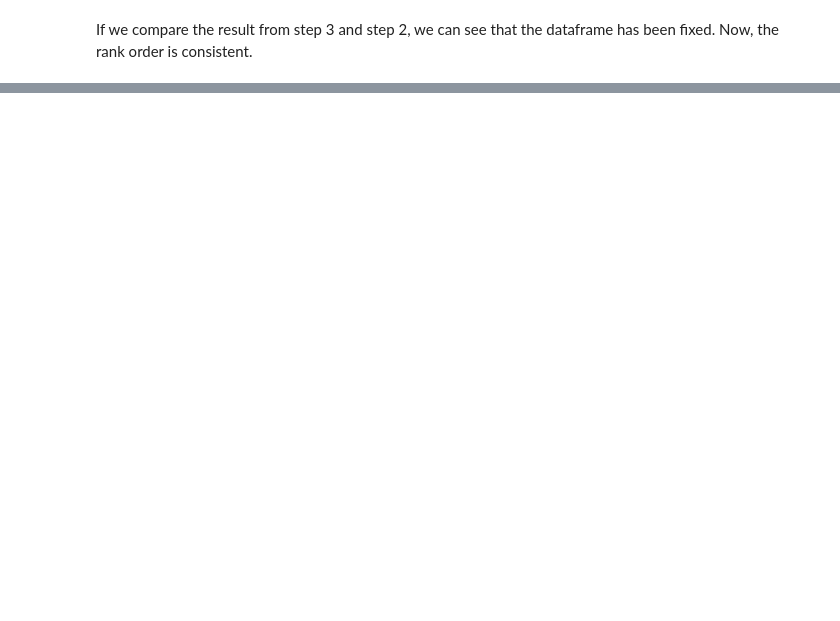
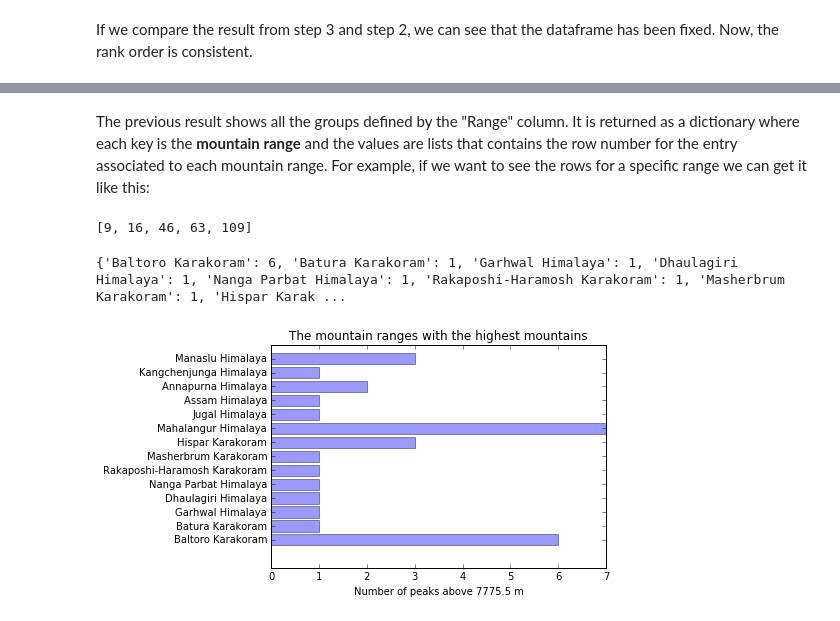
Before and after one commit to jugc/data_sci_learning_club, a Jupyter notebook: 02/activity-02.ipynb, the cells around one changed output, grey strips where cells are left out. Drawn from its saved outputs; the diff is of its cells as text; code cells hidden in the pictures; blank space fills up the shorter version.

```diff
--- a/02/activity-02.ipynb
+++ b/02/activity-02.ipynb
@@ -129,0 +136,9 @@ One way to find out is to slice the data per range and find the lowest rank in e
+# %%
+# Here I find the 25% percentile using the height variable
+upper25per = mountains["Height (m)"].quantile(0.75)
+print(upper25per)
+# Step 1 -- Spliting the data into groups by the name of the range.
+range_group = mountains.groupby('Range')
+
+# Show the resulting groups.
+range_group.groups
@@ -129,0 +164,31 @@ One way to find out is to slice the data per range and find the lowest rank in e
+# %% [markdown]
+The previous result shows all the groups defined by the "Range" column. It is returned as a dictionary where each key is the **mountain range** and the values are lists that contains the row number for the entry associated to each mountain range. For example, if we want to see the rows for a specific range we can get it like this:
+# %%
+range_group.groups['Annapurna Himalaya']
+# %% [output]
+[9, 16, 46, 63, 109]
+# %%
+# Initialize a dictionary that will be used to store the final count for the higher mountains per range!
+HighMountainRange = {}
+for name,group in range_group:
+    # Count the entries in the column "Height (m)" per group that are in the upper percentile.
+    tmpCount = (group["Height (m)"]>upper25per).sum()
+    # Checking if it is higher than zero in case there is no mountain above the threshold
+    if tmpCount > 0:
+        # Save it on the dictionary
+        HighMountainRange[name] = (group["Height (m)"]>upper25per).sum()
+
+print(HighMountainRange)
+# %% [output]
+{'Baltoro Karakoram': 6, 'Batura Karakoram': 1, 'Garhwal Himalaya': 1, 'Dhaulagiri Himalaya': 1, 'Nanga Parbat Himalaya': 1, 'Rakaposhi-Haramosh Karakoram': 1, 'Masherbrum Karakoram': 1, 'Hispar Karak ...
+# %%
+y_pos = np.arange(len(HighMountainRange))
+
+plt.barh(y_pos,HighMountainRange.values(),align='center', alpha=0.4)
+plt.yticks(y_pos, HighMountainRange.keys())
+plt.xlabel('Number of peaks above %s m'%(upper25per))
+plt.title('The mountain ranges with the highest mountains')
+
+plt.show()
+# %% [output]
+[figure, added]
```
Also changed, not shown: parts of 7 cells of this notebook, 1 other file.
